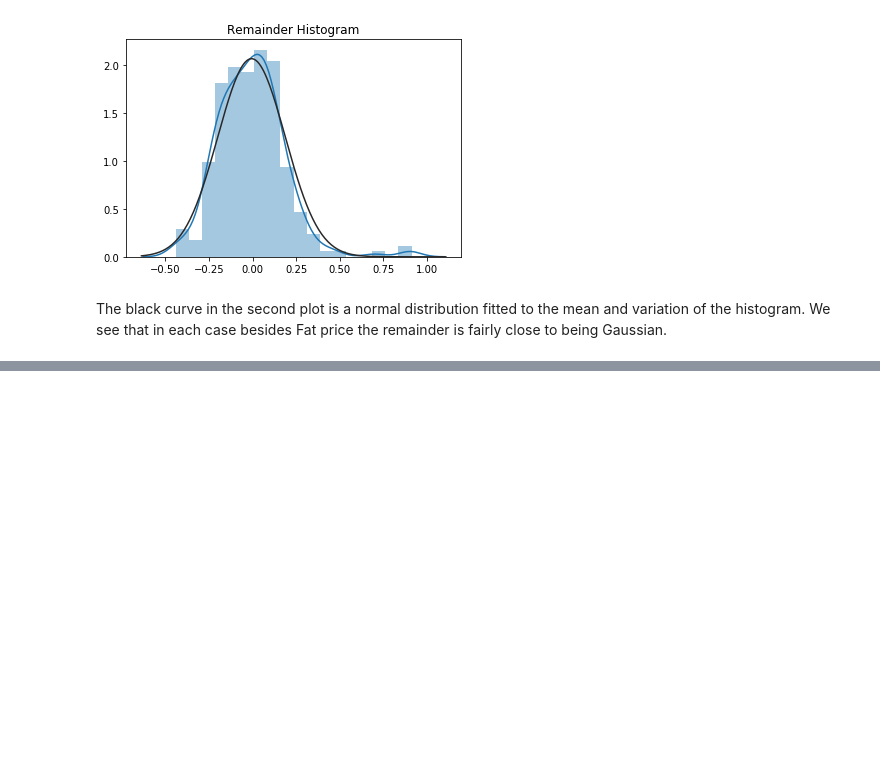
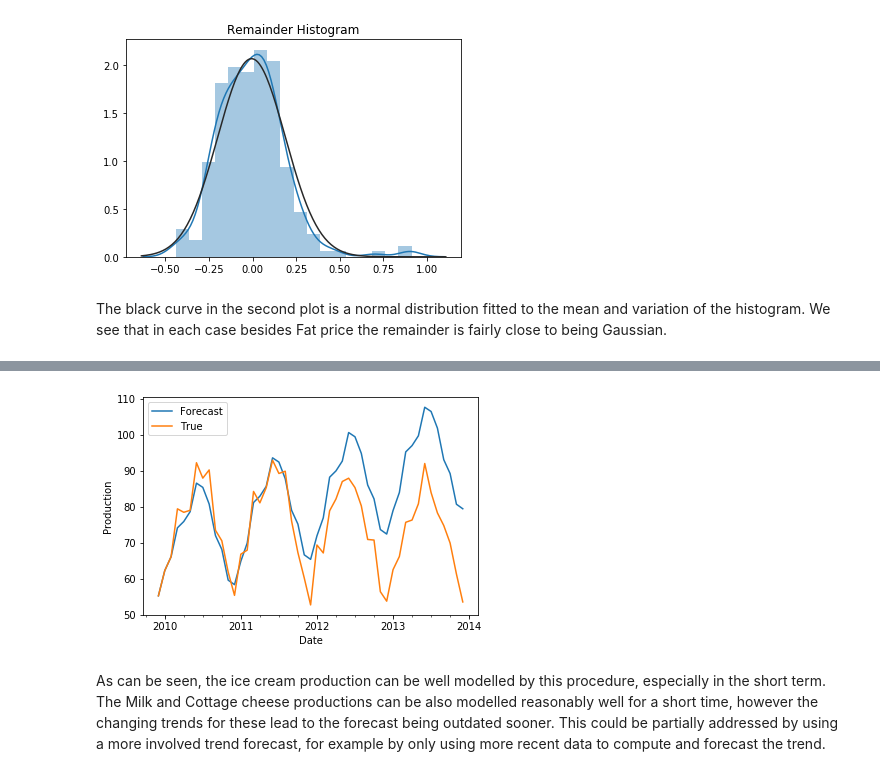
Before and after one commit to bwdGitHub/Time-Series, a Jupyter notebook: Time Series Analysis.ipynb, the cells around one changed output, grey strips where cells are left out. Saved outputs shown, nothing was run; the diff lists cells and outputs as text; code cells hidden in the pictures; blank space fills up the shorter version.

Commit message:
Added a messy forecasting section

```diff
--- a/Time Series Analysis.ipynb
+++ b/Time Series Analysis.ipynb
@@ -320,0 +326,38 @@ The black curve in the second plot is a normal distribution fitted to the mean a
+# %%
+def forecast_column(column, df, validation_size = 0.2, plot = False):
+    date = int(df.shape[0]*(1-validation_size))
+    df_train = df[:date]
+    df_test = df[date:]
+    trend_train = get_lowess(column, df_train,frac = 0.5)
+    seasonal_train = get_seasonal(column, df_train,lowess = True, winfrac = 0.5)
+    reg = model_seasonal(seasonal_train)
+    seasonal_pred = predict(df_test, reg)
+    trend_reg = LinearRegression(fit_intercept=False)
+    trend_features_train = (df_train.index.year-1995)*12 + df_train.index.month
+    trend_features_train = np.reshape(trend_features_train.values, (-1,1))
+    trend_reg.fit(trend_features_train, trend_train.values)
+    trend_features_test = (df_test.index.year-1995)*12 + df_test.index.month
+    trend_features_test = np.reshape(trend_features_test.values, (-1,1))
+    trend_pred = trend_reg.predict(trend_features_test)
+    remainder = get_remainder(column, df_train, trend_train, predict(seasonal_train, reg))
+    # normalise the forecast by making the first forecast equal to today's price.
+    forecast = trend_pred-trend_pred[0] + trend_train[-1]+seasonal_pred
+
+    if(plot):
+        forecast_prepend = pd.concat([df_train[column][-3:],forecast], axis=0)
+        test_prepend = pd.concat([df_train[-3:],df_test], axis = 0)
+        forecast_prepend.plot(label = 'Forecast')
+        test_prepend[column].plot(label = 'True')
+        if column=="N.CA.Fat.Price":
+            plt.ylabel("Price")
+        else: plt.ylabel("Production")
+        plt.legend()
+        plt.show()
+    return forecast
+
+item =items[1]
+forecast = forecast_column(item, df, plot=True)
+# %% [output]
+[figure, added]
+# %% [markdown]
+As can be seen, the ice cream production can be well modelled by this procedure, especially in the short term. The Milk and Cottage cheese productions can be also modelled reasonably well for a short time, however the changing trends for these lead to the forecast being outdated sooner. This could be partially addressed by using a more involved trend forecast, for example by only using more recent data to compute and forecast the trend.
```
Also changed, not shown: parts of 1 cell of this notebook.
